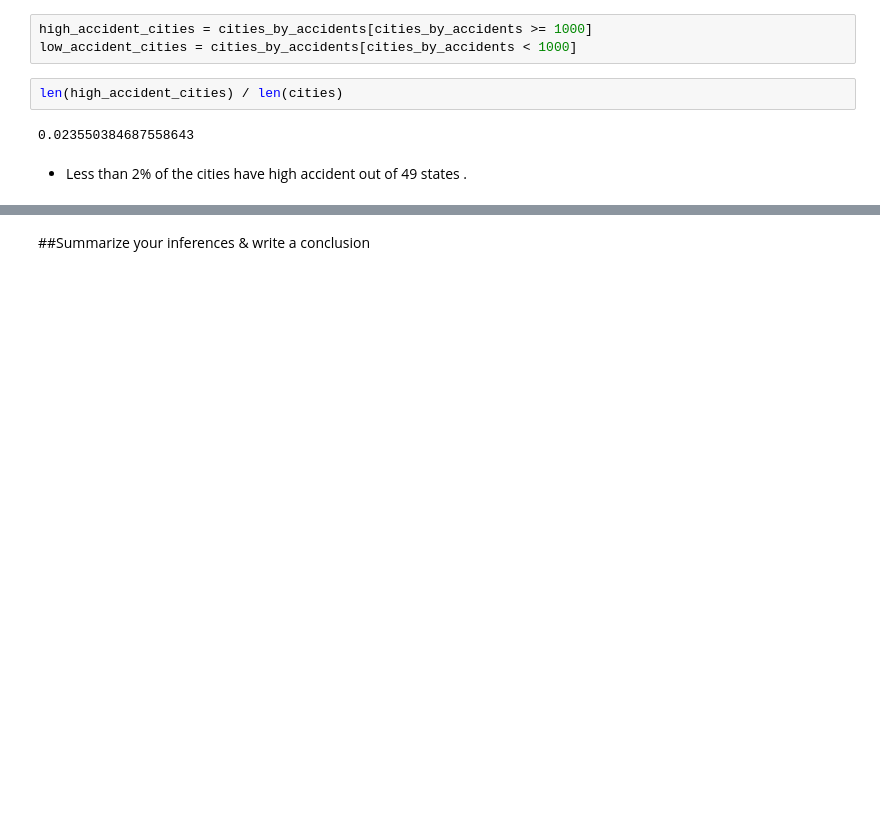
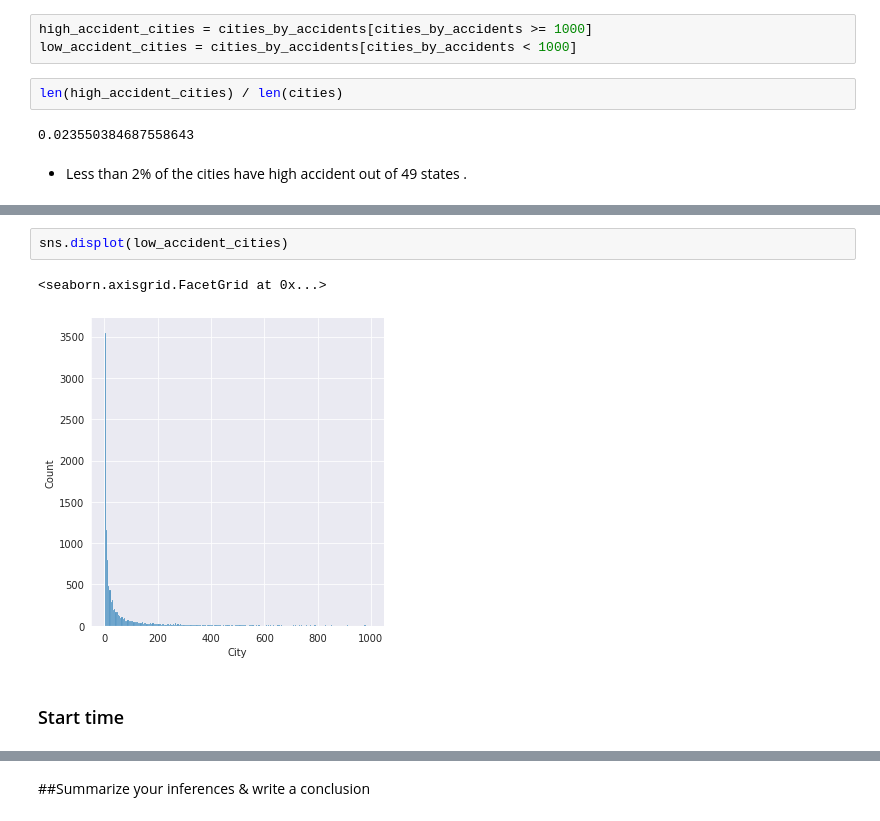
Before and after one commit to victorialarrazolo/US-Accidents, a Jupyter notebook: us_accidents_analysis.ipynb, the cells around one changed output, grey strips where cells are left out. Saved outputs shown, nothing was run; the diff lists cells and outputs as text; blank space fills up the shorter version.

```diff
--- a/us_accidents_analysis.ipynb
+++ b/us_accidents_analysis.ipynb
@@ -323,0 +332,7 @@ len(high_accident_cities) / len(cities)
+# %%
+sns.displot(low_accident_cities)
+# %% [output]
+<seaborn.axisgrid.FacetGrid at 0x...>
+[figure, added]
+# %% [markdown]
+### Start time
```
Also changed, not shown: parts of 26 cells of this notebook.
